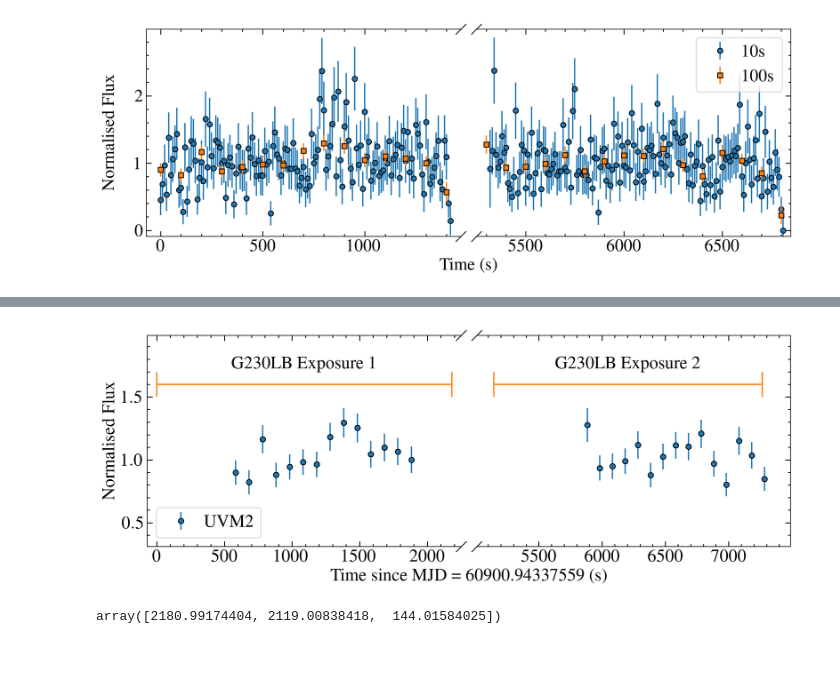
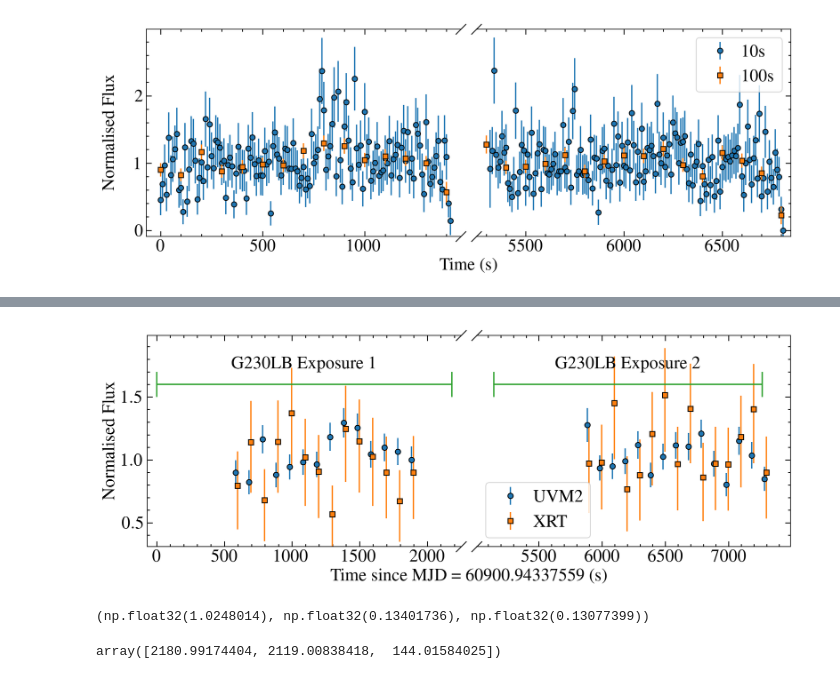
Before and after one commit to davidjwilson/gj207.1, a Jupyter notebook: gj207d1_stis.ipynb, the cells around one changed output, grey strips where cells are left out. Drawn from its saved outputs; the diff is of its cells as text; code cells hidden in the pictures.

```diff
--- a/gj207d1_stis.ipynb
+++ b/gj207d1_stis.ipynb
@@ -353,5 +343,9 @@ fig.subplots_adjust(wspace=0.05) #change the gap in between the subplots
 # %% [output]
 [figure]
 # %%
-lcs
+swiftlc = Table.read('/media/david/2tb_ext_hd/hddata/carmenes_binary/gj207.1/swift/xrt/USERPROD_247053/lc/curve.qdp')
+# swiftlc
+xtime = swiftlc['col1']
+xcounts = swiftlc['col2']
+xcounts_e = np.array([swiftlc['col2_perr'], abs(swiftlc['col2_nerr'])])
 # %% [output]
@@ -364,7 +357,7 @@ fig, axes = plt.subplots(ncols=2, sharey = True, figsize=(12, 5))
 ref_mjd = 51910
 ref_sec = ref_mjd * 86400
 
-
+xref = 650034242.0006 #different for X-ray
 
 #hst start and end times
 starts = []
@@ -385,6 +378,7 @@ line = 1.6
 # for i,  lc in enumerate(lcs[::-1][1]):
 for j in range(len(axes)):
 
+    #uvot
     data = fits.getdata(lcs[0], 1)
     # ts, flc, elc = data['TIME'][:-2]-data['TIME'][0], data['AB_FLUX_AA'][:-2], data['AB_FLUX_AA_ERR'][:-2]
     ts, flc, elc = data['TIME'], data['AB_FLUX_AA'], data['AB_FLUX_AA_ERR']
@@ -394,15 +388,26 @@ for j in range(len(axes)):
     # axes[j].errorbar(t_mjd, flcn, yerr = elcn, marker=m[i], ls='none', markeredgecolor='k', zorder=zorders[i], label=r'UVM2 ({}\,s)'.format(cadences[]))
     axes[j].errorbar(t_mjd[mask], flcn[mask], yerr = elcn[mask], marker='o', ls='none', markeredgecolor='k', label=r'UVM2')
 
+    #xrt
+    xmask = xtime > 82000 #just this observation
+    xt = xtime[xmask] + xref + ref_sec- mjd0 *86400
+    xf, xe = xcounts[xmask] / np.median(xcounts[xmask]), np.array([xcounts_e[0][xmask] / np.median(xcounts[xmask]), xcounts_e[1][xmask] / np.median(xcounts[xmask])])
+    axes[j].errorbar(xt, xf, yerr = xe, marker='s', ls='none', markeredgecolor='k', label=r'XRT')
+
+    #stis
     # axes[j].plot([(starts[j]-mjd0)*86400, (ends[j]-mjd0)*86400], [3, 3])
     axes[j].errorbar([(starts[j]-mjd0)*86400, (ends[j]-mjd0)*86400], [line, line], yerr=[0.1, 0.1])
     axes[j].annotate('G230LB Exposure {}'.format(j+1), (((ends[j]-mjd0)+(starts[j]-mjd0))*86400/2, line*1.1), va='center', ha='center')
+
+
+
 
 axes[0].set_ylim(0.31, 1.99) # should only need to set the ylims on the first subplot because sharey = True
 axes[0].set_xlim(-70, 2250) #setting up the ranges that the plots will cover. One row per subplot
 axes[1].set_xlim(5010, 7490)
 
-axes[0].legend(frameon=True, loc=3)
+# axes[0].legend(frameon=True, loc=3)
+axes[1].legend(frameon=True, loc=3)
 
 """
 Everything between here and the next docstring should work regardless of how many subplots you have
@@ -418,34 +423,38 @@ for i in range(len(axes)):
     # axes[i].scatter(xs, ys, edgecolor='k') #add the points to each plot
 
     if i > 0: #turn off yticks for everything except the first plot
         axes[i].yaxis.set_tick_params(labelleft=False)
 
     if i != len(axes)-1: #do these things for every subplot exept the last
         axes[i].spines.right.set_visible(False) #turn off right ax
         axes[i].tick_params(right = False, which='both') #turn off right ticks
         axes[i].plot([1, 1], [0, 1], transform=axes[i].transAxes, **kwargs) #add the slanted line to the right corners
 
     if i > 0: #do these things for every subplot except the first
         axes[i].spines.left.set_visible(False) #as for the last loop but for the left
         axes[i].tick_params(left = False, which='both')
         axes[i].plot([0, 0], [1, 0], transform=axes[i].transAxes, **kwargs)
 
 """
 Just the axes labels beyond this.
 """
 
 
 #add a frame that goes around all the subplots to add the labels
 bigax = fig.add_subplot(111, frame_on=False)
 bigax.tick_params(labelcolor='none', top=False, bottom=False, left=False, right=False, which='both')
 bigax.set_ylabel('Normalised Flux') #change labelpad if the label is overlapping the tick labels
 bigax.set_xlabel('Time since MJD = {} (s)'.format(mjd0))
 # bigax.set_title('Example plot with split x axis', pad =15)
 
 fig.tight_layout()
 fig.subplots_adjust(wspace=0.05) #change the gap in between the subplots
 # %% [output]
-[figure, old version]
+[figure, new version]
+# %%
+np.median(flcn[mask]), np.std(flcn[mask]), np.std(flcn[mask])/ np.median(flcn[mask])
+# %% [output]
+(np.float32(1.0248014), np.float32(0.13401736), np.float32(0.13077399))
 # %%
 (np.array(ends)-np.array(starts))*86400
 # %% [output]
```
Also changed, not shown: parts of 13 cells of this notebook.
